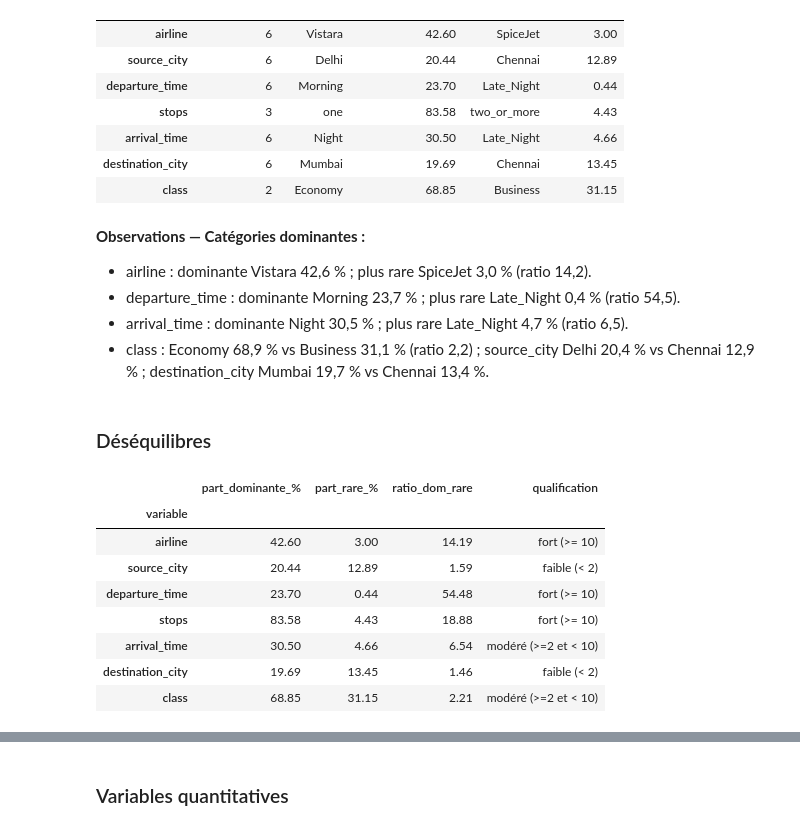
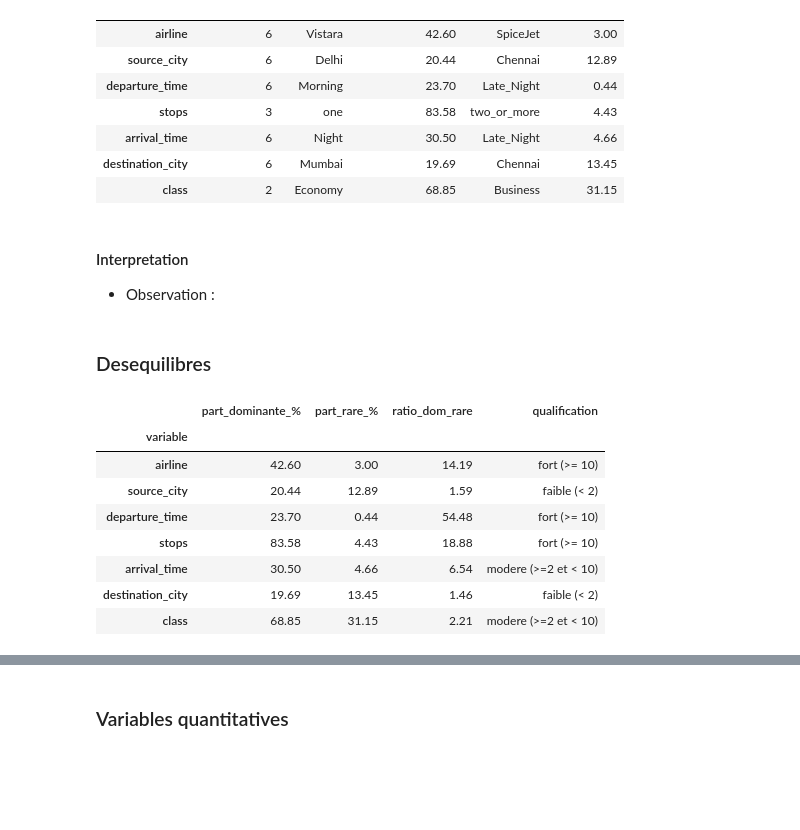
Before and after one commit to Oumohgh/Prediction-du-prix-des-billets-d-avion, a Jupyter notebook: data/predaction_prix.ipynb, the cells around one changed output, grey strips where cells are left out. Cells and saved outputs as stored; diff of their text form; code cells hidden in the pictures; blank space fills up the shorter version.

```diff
--- a/data/predaction_prix.ipynb
+++ b/data/predaction_prix.ipynb
@@ -131,0 +99,32 @@ print(numeric_col)
+# %%
+df['airline'].value_counts()
+
+
+categorical_cols = df.select_dtypes(exclude='number').columns.tolist()
+print(categorical_cols)
+
+categorical_cols=['airline', 'source_city', 'departure_time', 'stops', 'arrival_time', 'destination_city', 'class']
+for col in categorical_cols:
+    print(f"\n {col} ")
+    effectifs = df[col].value_counts()
+    pourcentages = (df[col].value_counts(normalize=True) * 100).round(2)
+    print(pd.DataFrame({"effectif": effectifs, "pourcentage": pourcentages}))
+
+
+lignes = []
+for col in categorical_cols:
+    p = df[col].value_counts(normalize=True) * 100
+    lignes.append({
+        "variable": col,
+        "nb_modalites": p.size,
+        "dominante": p.idxmax(),
+        "part_dominante_%": round(p.max(), 1),
+        "plus_rare": p.idxmin(),
+        "part_rare_%": round(p.min(), 1),
+        "dominante/rare": round(p.max() / p.min(), 1),
+
+    })
+resume = pd.DataFrame(lignes).set_index("variable")
+
+
+print(resume)
@@ -286,7 +296,7 @@ for col in ["stops", "class", "departure_time", "arrival_time"]:
     plt.figure(figsize=(8,4))
     order = orders.get(col, df[col].value_counts().index)
     sns.countplot(data=df, x=col, order=order)
-    plt.title(f"Répartition de {col}")
+    plt.title(f"Repartition de {col}")
     plt.xlabel(col)
     plt.ylabel("Effectif")
     plt.tight_layout()
@@ -329,42 +333,41 @@ display(dom)
 | arrival_time | 6 | Night | 30.50 | Late_Night | 4.66 |
 | destination_city | 6 | Mumbai | 19.69 | Chennai | 13.45 |
 | class | 2 | Economy | 68.85 | Business | 31.15 |
-# %% [markdown]
-**Observations — Catégories dominantes :**
-- airline : dominante Vistara 42,6 % ; plus rare SpiceJet 3,0 % (ratio 14,2).
-- departure_time : dominante Morning 23,7 % ; plus rare Late_Night 0,4 % (ratio 54,5).
-- arrival_time : dominante Night 30,5 % ; plus rare Late_Night 4,7 % (ratio 6,5).
-- class : Economy 68,9 % vs Business 31,1 % (ratio 2,2) ; source_city Delhi 20,4 % vs Chennai 12,9 % ; destination_city Mumbai 19,7 % vs Chennai 13,4 %.
+# %% [markdown]
+#### Interpretation
+- Observation :
 # %% [markdown]
-### Déséquilibres
+### Desequilibres
 # %%
 
+categorical_cols = ["airline", "source_city", "departure_time", "stops",
+                    "arrival_time", "destination_city", "class"]
 lignes = []
 for col in categorical_cols:
     p = df[col].value_counts(normalize=True)*100
     ratio = p.max() / p.min() if p.min() > 0 else float('inf')
     if ratio < 2:
         qual = "faible (< 2)"
     elif ratio < 10:
-        qual = "modéré (>=2 et < 10)"
+        qual = "modere (>=2 et < 10)"
     else:
         qual = "fort (>= 10)"
     lignes.append({
         "variable": col,
         "part_dominante_%": round(float(p.max()), 2),
         "part_rare_%": round(float(p.min()), 2),
         "ratio_dom_rare": round(float(ratio), 2),
         "qualification": qual,
     })
 bal = pd.DataFrame(lignes).set_index("variable")
 display(bal)
 # %% [output]
 |  | part_dominante_% | part_rare_% | ratio_dom_rare | qualification |
 | variable |  |  |  |  |
 | airline | 42.60 | 3.00 | 14.19 | fort (>= 10) |
 | source_city | 20.44 | 12.89 | 1.59 | faible (< 2) |
 | departure_time | 23.70 | 0.44 | 54.48 | fort (>= 10) |
 | stops | 83.58 | 4.43 | 18.88 | fort (>= 10) |
-| arrival_time | 30.50 | 4.66 | 6.54 | modéré (>=2 et < 10) |
+| arrival_time | 30.50 | 4.66 | 6.54 | modere (>=2 et < 10) |
 | destination_city | 19.69 | 13.45 | 1.46 | faible (< 2) |
-| class | 68.85 | 31.15 | 2.21 | modéré (>=2 et < 10) |
+| class | 68.85 | 31.15 | 2.21 | modere (>=2 et < 10) |
```
Also changed, not shown: parts of 131 cells of this notebook.
